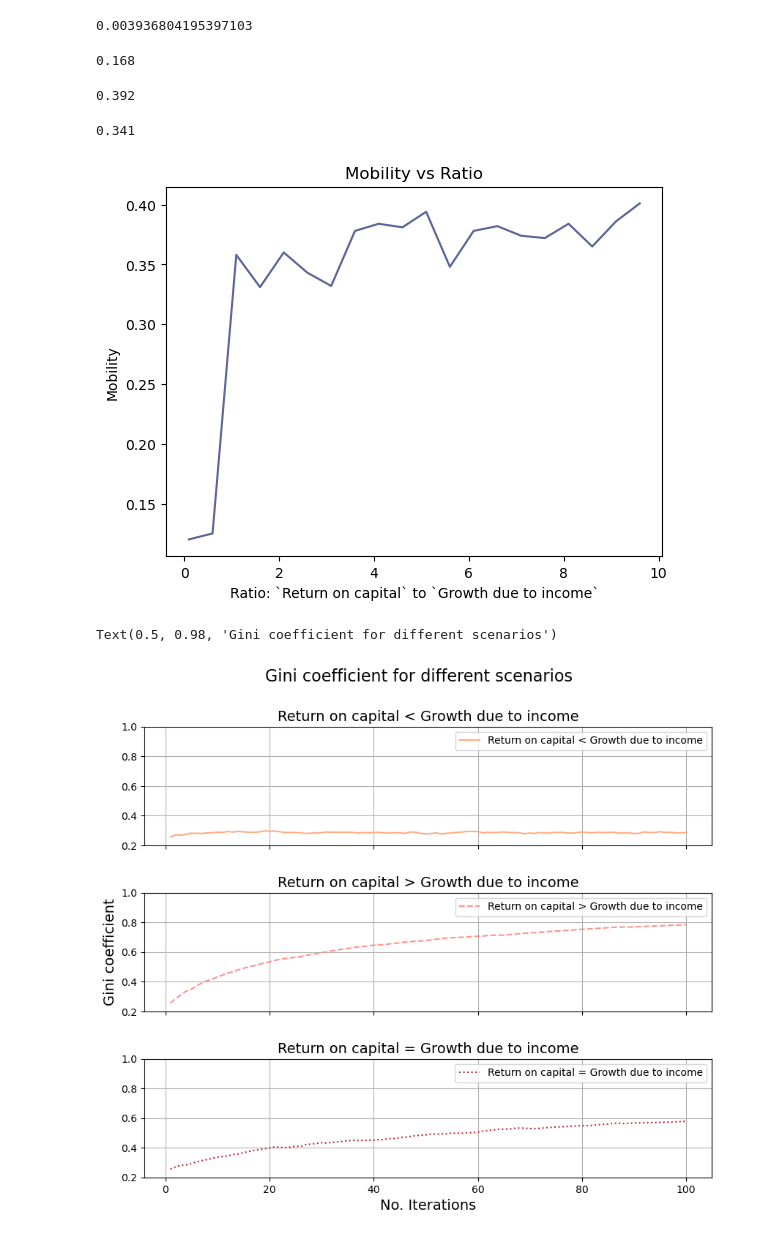
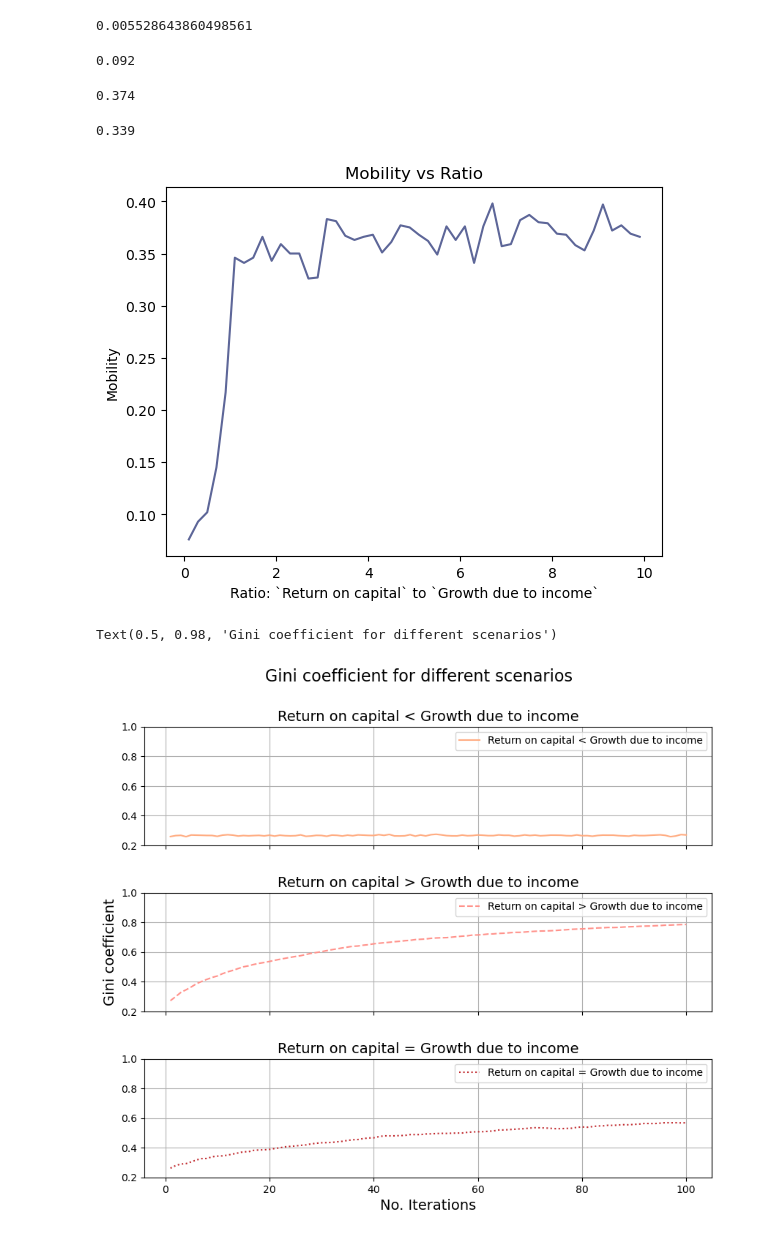
Before and after one commit to Haoran-Jie/EconomicInequality_Simulator_Investigation, a Jupyter notebook: tick4.ipynb, the cells around one changed output. Cells and saved outputs as stored; diff of their text form; code cells hidden in the pictures.

```diff
--- a/tick4.ipynb
+++ b/tick4.ipynb
@@ -67,16 +67,17 @@ def wealth_normalization(world):
 # Per-timestep income of 1000 individuals
 incomes = np.random.normal(loc=0.5, scale=0.2,size=1000)
 incomes[incomes<0]+=0.3
+incomes.sort()
 people_wealth = incomes.copy()
 np.min(incomes)
 # Growth due to income = sum(incomes)
 # %% [output]
-0.003936804195397103
+0.005528643860498561
 # %%
 # Return on capital < Growth due to income
 
 time_period = 100
-ratioo = 0.7
+ratioo = 0.1
 world_1 = people_wealth.copy()
 ginis_1 = []
 for i in range(time_period):
@@ -85,7 +86,7 @@ for i in range(time_period):
 
 mobility(people_wealth.copy(),world_1)
 # %% [output]
-0.168
+0.092
 # %%
 # Return on capital > Growth due to income
 
@@ -98,7 +99,7 @@ for i in range(time_period):
 
 mobility(people_wealth.copy(),world_2)
 # %% [output]
-0.392
+0.374
 # %%
 # Return on capital = Growth due to income
 
@@ -111,24 +112,24 @@ for i in range(time_period):
 
 mobility(people_wealth.copy(),world_3)
 # %% [output]
-0.341
+0.339
 # %%
 # Calculating mobility rate for different ratio
 
 mobilities = []
-for ratio in np.arange(0.1,10,0.5):
+for ratio in np.arange(0.1,10,0.2):
     now_world = people_wealth.copy()
     for i in range(time_period):
         iterate_once(now_world,incomes,ratio)
     mobilities.append(mobility(people_wealth.copy(),now_world))
 
-plt.plot(np.arange(0.1,10,0.5), mobilities,color="#5D6698")
+plt.plot(np.arange(0.1,10,0.2), mobilities,color="#5D6698")
 plt.xlabel('Ratio: `Return on capital` to `Growth due to income`')
 plt.ylabel('Mobility')
 plt.title('Mobility vs Ratio')
 plt.show()
 # %% [output]
-[figure, old version]
+[figure, new version]
 # %%
 fig, axes = plt.subplots(3,1,sharex=True,sharey=True, figsize=(10,8))
 
@@ -160,4 +161,4 @@ axes[2].legend()
 fig.suptitle("Gini coefficient for different scenarios", fontsize=16)
 # %% [output]
 Text(0.5, 0.98, 'Gini coefficient for different scenarios')
-[figure, old version]
+[figure, new version]
```
Also changed, not shown: 6 other files.
